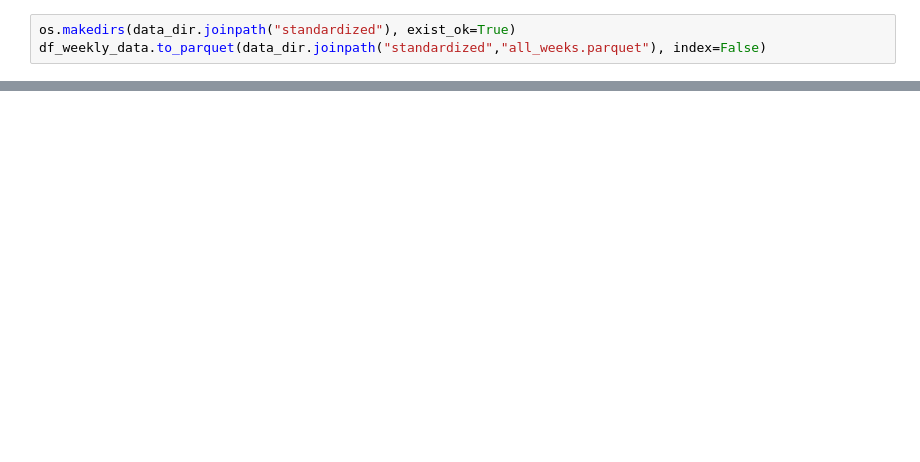
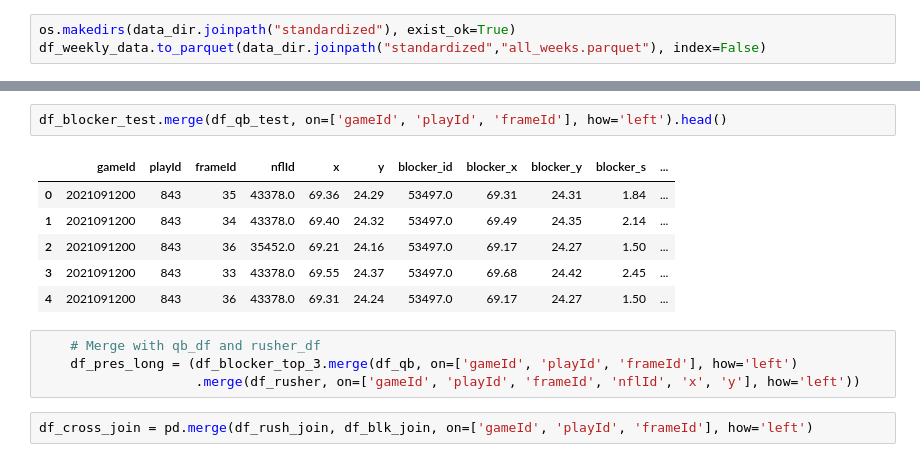
Before and after one commit to TK5-Tim/CMSAC_2024, a Jupyter notebook: app/data_prep.ipynb, the cells around one changed output, grey strips where cells are left out. Cells and saved outputs as stored; diff of their text form; blank space fills up the shorter version.

```diff
--- a/app/data_prep.ipynb
+++ b/app/data_prep.ipynb
@@ -40,0 +228,15 @@ df_weekly_data.to_parquet(data_dir.joinpath("standardized","all_weeks.parquet"),
+# %%
+df_blocker_test.merge(df_qb_test, on=['gameId', 'playId', 'frameId'], how='left').head()
+# %% [output]
+|  | gameId | playId | frameId | nflId | x | y | blocker_id | blocker_x | blocker_y | blocker_s | ... |
+| 0 | 2021091200 | 843 | 35 | 43378.0 | 69.36 | 24.29 | 53497.0 | 69.31 | 24.31 | 1.84 | ... |
+| 1 | 2021091200 | 843 | 34 | 43378.0 | 69.40 | 24.32 | 53497.0 | 69.49 | 24.35 | 2.14 | ... |
+| 2 | 2021091200 | 843 | 36 | 35452.0 | 69.21 | 24.16 | 53497.0 | 69.17 | 24.27 | 1.50 | ... |
+| 3 | 2021091200 | 843 | 33 | 43378.0 | 69.55 | 24.37 | 53497.0 | 69.68 | 24.42 | 2.45 | ... |
+| 4 | 2021091200 | 843 | 36 | 43378.0 | 69.31 | 24.24 | 53497.0 | 69.17 | 24.27 | 1.50 | ... |
+# %%
+    # Merge with qb_df and rusher_df
+    df_pres_long = (df_blocker_top_3.merge(df_qb, on=['gameId', 'playId', 'frameId'], how='left')
+                    .merge(df_rusher, on=['gameId', 'playId', 'frameId', 'nflId', 'x', 'y'], how='left'))
+# %%
+df_cross_join = pd.merge(df_rush_join, df_blk_join, on=['gameId', 'playId', 'frameId'], how='left')
```
Also changed, not shown: parts of 22 cells of this notebook, 2 other files.
